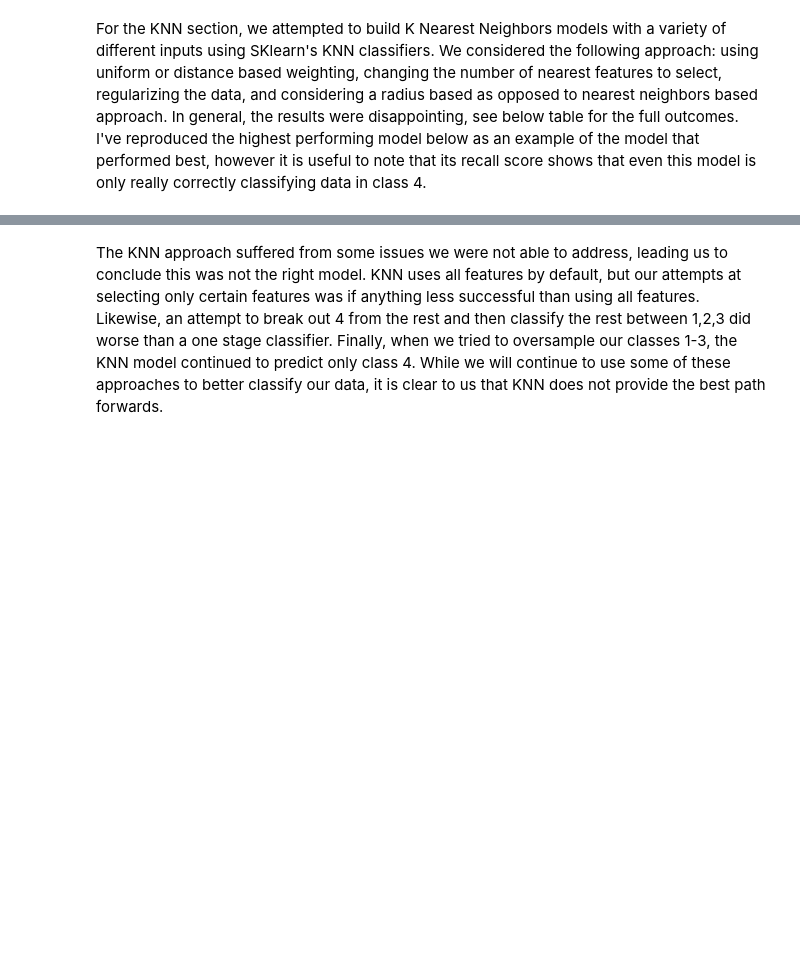
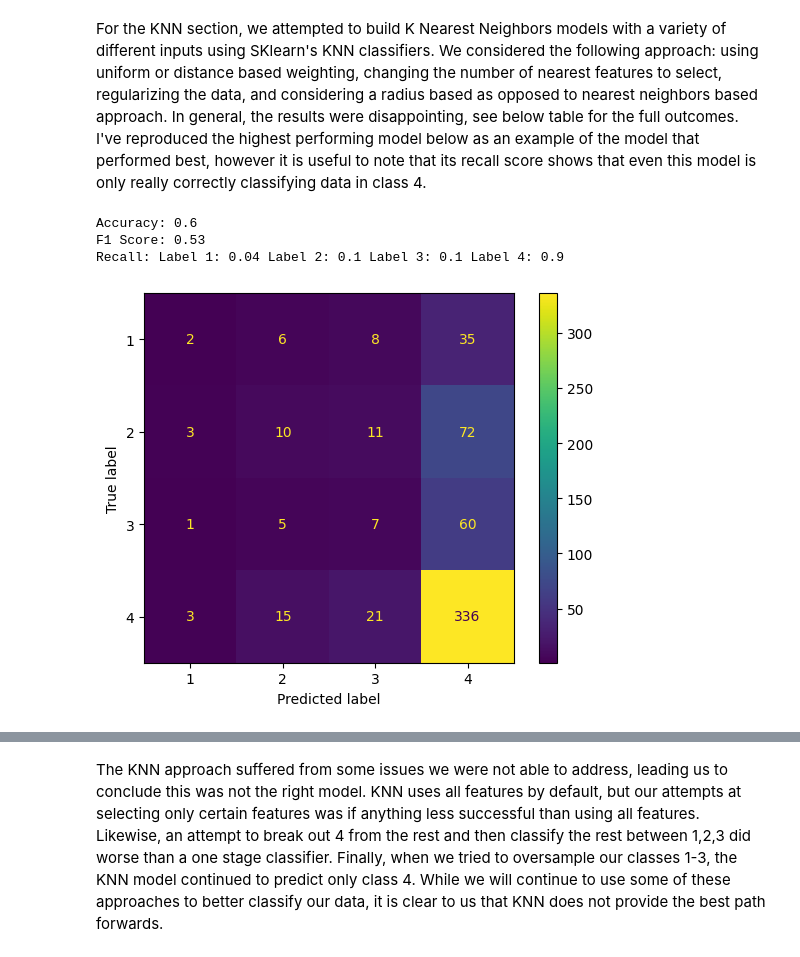
Before and after one commit to andrewjtdunn/Costa-Rican-Household-Poverty-Level-Prediction, a Jupyter notebook: checkpoint_2.ipynb, the cells around one changed output, grey strips where cells are left out. Saved outputs shown, nothing was run; the diff lists cells and outputs as text; code cells hidden in the pictures; blank space fills up the shorter version.

```diff
--- a/checkpoint_2.ipynb
+++ b/checkpoint_2.ipynb
@@ -74,6 +74,16 @@ Recall: Label 1: 0.16 Label 2: 0.28 Label 3: 0.03 Label 4: 0.94
 # Naive Bayes
 # %% [markdown]
 For the KNN section, we attempted to build K Nearest Neighbors models with a variety of different inputs using SKlearn's KNN classifiers. We considered the following approach: using uniform or distance based weighting, changing the number of nearest features to select, regularizing the data, and considering a radius based as opposed to nearest neighbors based approach. In general, the results were disappointing, see below table for the full outcomes. I've reproduced the highest performing model below as an example of the model that performed best, however it is useful to note that its recall score shows that even this model is only really correctly classifying data in class 4.
+# %%
+neigh = KNeighborsClassifier(n_neighbors=15, weights='distance')
+neigh.fit(X,y)
+pred = neigh.predict(X_valid)
+evaluate_classification(pred,y_valid,cm=True)
+# %% [output]
+Accuracy: 0.6
+F1 Score: 0.53
+Recall: Label 1: 0.04 Label 2: 0.1 Label 3: 0.1 Label 4: 0.9
+[figure, added]
 # %% [markdown]
 \begin{array}{c|ccc}
 \text{} & \text{accuracy} & \text{f1} & \text{recall [1,2,3,4]} \\
```
